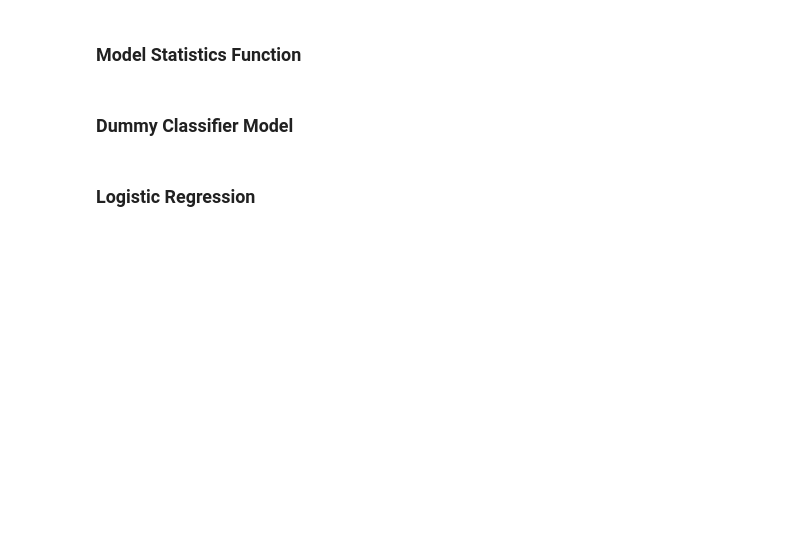
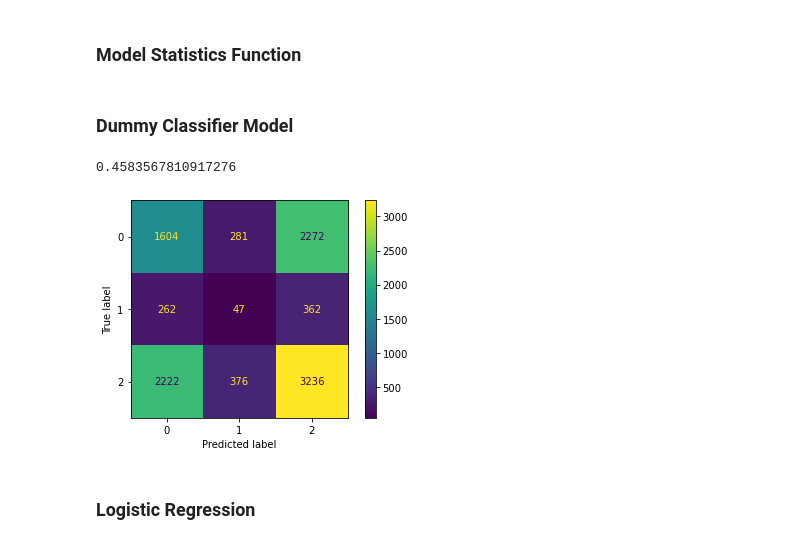
Before and after one commit to meljoy1099/waterwell-status-prediction, a Jupyter notebook: student.ipynb, the cells around one changed output. Drawn from its saved outputs; the diff is of its cells as text; code cells hidden in the pictures; blank space fills up the shorter version.

```diff
--- a/student.ipynb
+++ b/student.ipynb
@@ -772,0 +748,7 @@ memory usage: 5.7+ MB
+# %%
+# Keep only top 20 installers as unique values
+installer_20 = df.installer.value_counts(normalize=True).head(20).index.tolist()
+
+
+df['installer'] = [type_ if type_ in installer_20
+                      else "OTHER" for type_ in df['installer']]
@@ -844,0 +881,3 @@ df = df.drop('status_group', axis=1)
+# %%
+cat_col = ['installer','basin','region','extraction_type_class','management','payment_type','water_quality',
+           'quantity','source_type','waterpoint_type']
@@ -844,0 +886,5 @@ df = df.drop('status_group', axis=1)
+# %%
+#Create dummies
+dummy_df = pd.get_dummies(df,columns=cat_col,drop_first=True)
+
+dummy_df.shape
@@ -845,6 +893,6 @@ df = df.drop('status_group', axis=1)
 # %%
-y = df['status']
-X = df.drop(['status'], axis=1)
+y = dummy_df['status']
+X = dummy_df.drop(['status'], axis=1)
 X_train, X_test, y_train, y_test = train_test_split(X, y, test_size=0.2, random_state=42)
 # %%
 scaler = StandardScaler()
@@ -874,10 +922,13 @@ def model_score(model, X, y_predict, y_true):
 # %% [markdown]
 ### Dummy Classifier Model
 # %%
-dummy = DummyClassifier(random_state=16)
-dummy.fit(X_train_clean, y_train)
-print(dummy.score(X_test_clean, y_test))
+dummy = DummyClassifier(random_state=42)
+dummy.fit(X_train, y_train)
+print(dummy.score(X_test, y_test))
 
-plot_confusion_matrix(dummy, X_test_clean, y_test);
+plot_confusion_matrix(dummy, X_test, y_test);
+# %% [output]
+0.4583567810917276
+[figure, added]
 # %% [markdown]
 ### Logistic Regression
```
Also changed, not shown: parts of 32 cells of this notebook.
